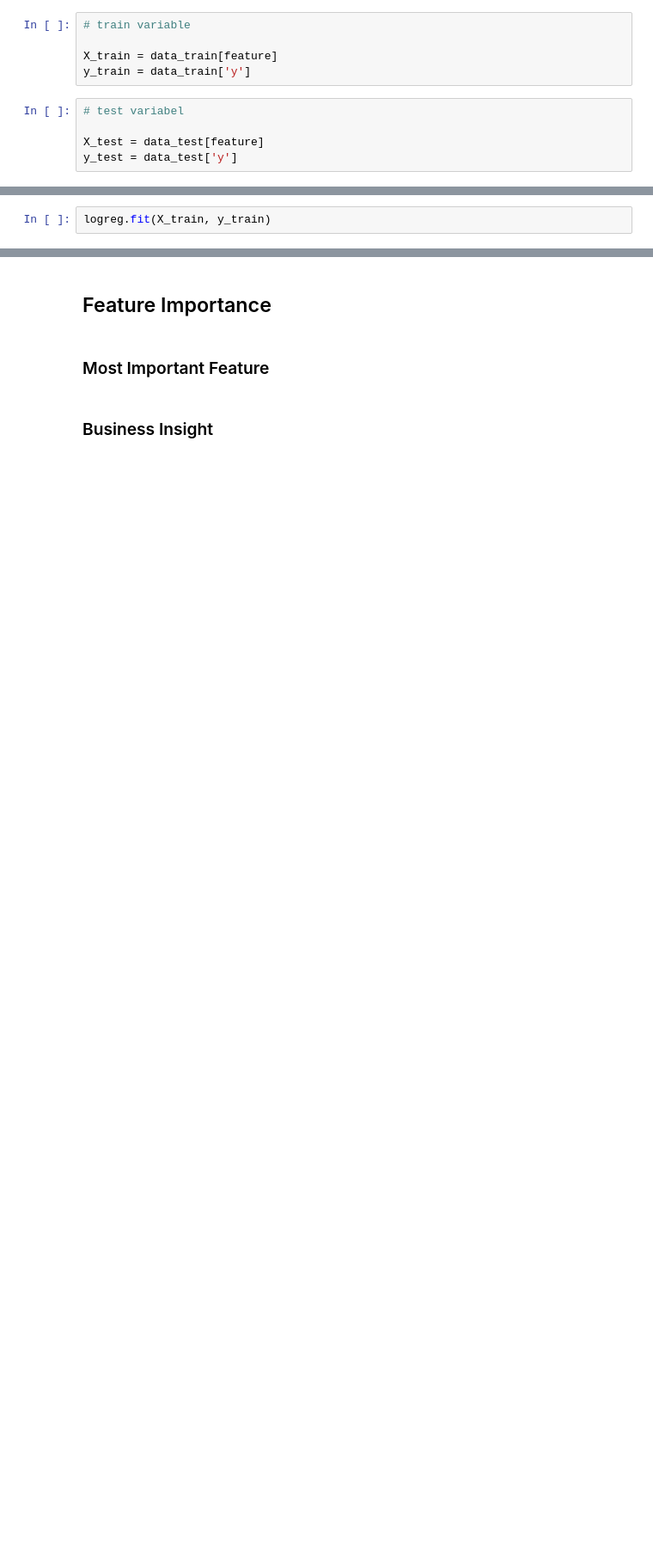
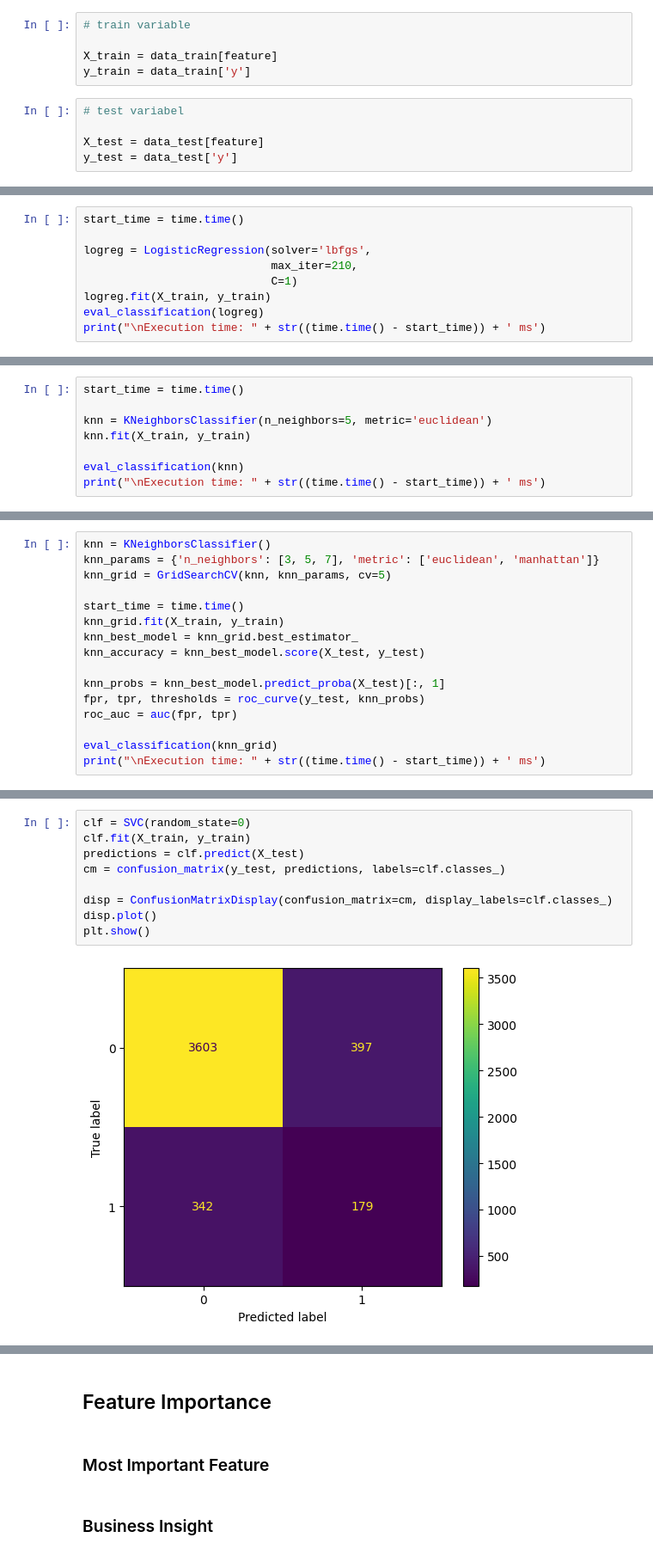
Before and after one commit to bagusatya08/Term-Deposit-Potential-Customer-Prediction, a Jupyter notebook: stage-3/Modelling.ipynb, the cells around one changed output, grey strips where cells are left out. Shown at 86% size. Cells and saved outputs as stored; diff of their text form; blank space fills up the shorter version.

```diff
--- a/stage-3/Modelling.ipynb
+++ b/stage-3/Modelling.ipynb
@@ -84,3 +155,10 @@ logreg = LogisticRegression(solver='lbfgs', max_iter=3000)
 # %%
+start_time = time.time()
+
+logreg = LogisticRegression(solver='lbfgs',
+                            max_iter=210,
+                            C=1)
 logreg.fit(X_train, y_train)
+eval_classification(logreg)
+print("\nExecution time: " + str((time.time() - start_time)) + ' ms')
 # %% [output]
@@ -93,0 +241,8 @@ print(round(accuracy_score(y_test, y_predicted),2))# contoh evaluasi dengan akur
+# %%
+start_time = time.time()
+
+knn = KNeighborsClassifier(n_neighbors=5, metric='euclidean')
+knn.fit(X_train, y_train)
+
+eval_classification(knn)
+print("\nExecution time: " + str((time.time() - start_time)) + ' ms')
@@ -93,0 +262,16 @@ print(round(accuracy_score(y_test, y_predicted),2))# contoh evaluasi dengan akur
+# %%
+knn = KNeighborsClassifier()
+knn_params = {'n_neighbors': [3, 5, 7], 'metric': ['euclidean', 'manhattan']}
+knn_grid = GridSearchCV(knn, knn_params, cv=5)
+
+start_time = time.time()
+knn_grid.fit(X_train, y_train)
+knn_best_model = knn_grid.best_estimator_
+knn_accuracy = knn_best_model.score(X_test, y_test)
+
+knn_probs = knn_best_model.predict_proba(X_test)[:, 1]
+fpr, tpr, thresholds = roc_curve(y_test, knn_probs)
+roc_auc = auc(fpr, tpr)
+
+eval_classification(knn_grid)
+print("\nExecution time: " + str((time.time() - start_time)) + ' ms')
@@ -93,0 +289,11 @@ print(round(accuracy_score(y_test, y_predicted),2))# contoh evaluasi dengan akur
+# %%
+clf = SVC(random_state=0)
+clf.fit(X_train, y_train)
+predictions = clf.predict(X_test)
+cm = confusion_matrix(y_test, predictions, labels=clf.classes_)
+
+disp = ConfusionMatrixDisplay(confusion_matrix=cm, display_labels=clf.classes_)
+disp.plot()
+plt.show()
+# %% [output]
+[figure, added]
```
Also changed, not shown: parts of 38 cells of this notebook, 3 other files.
